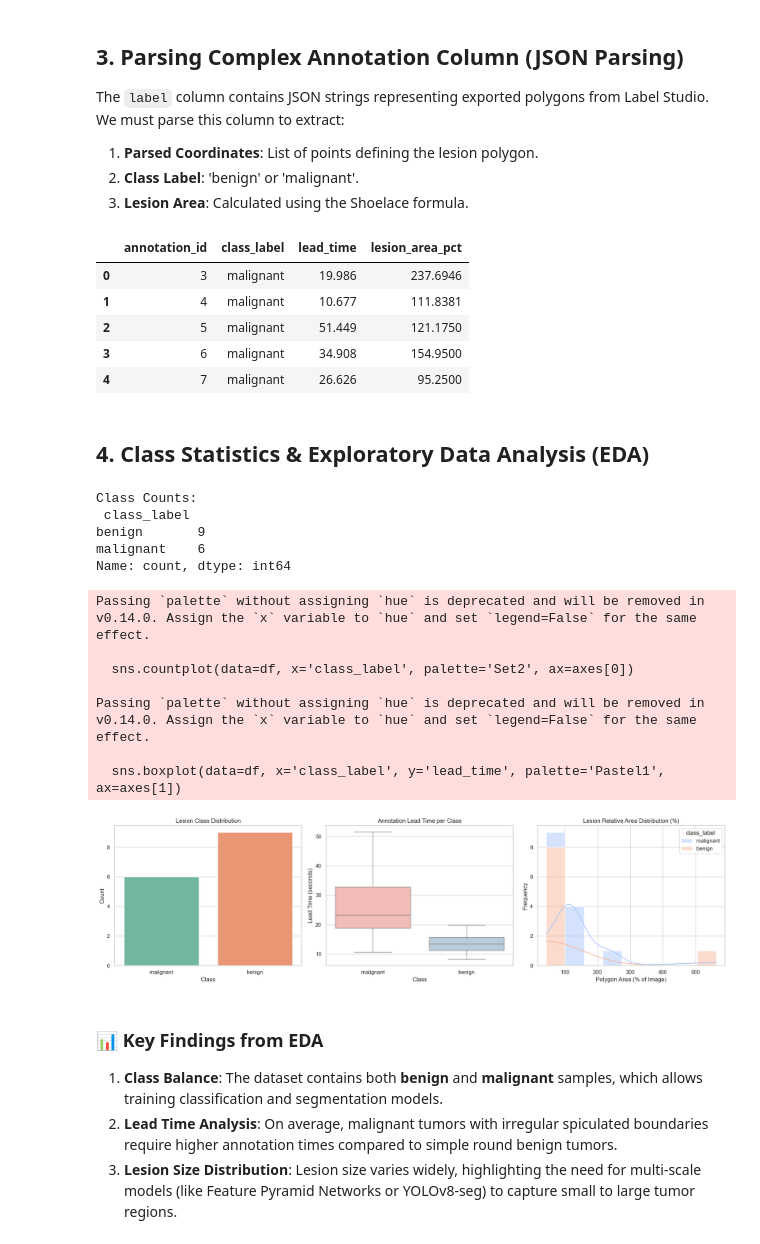
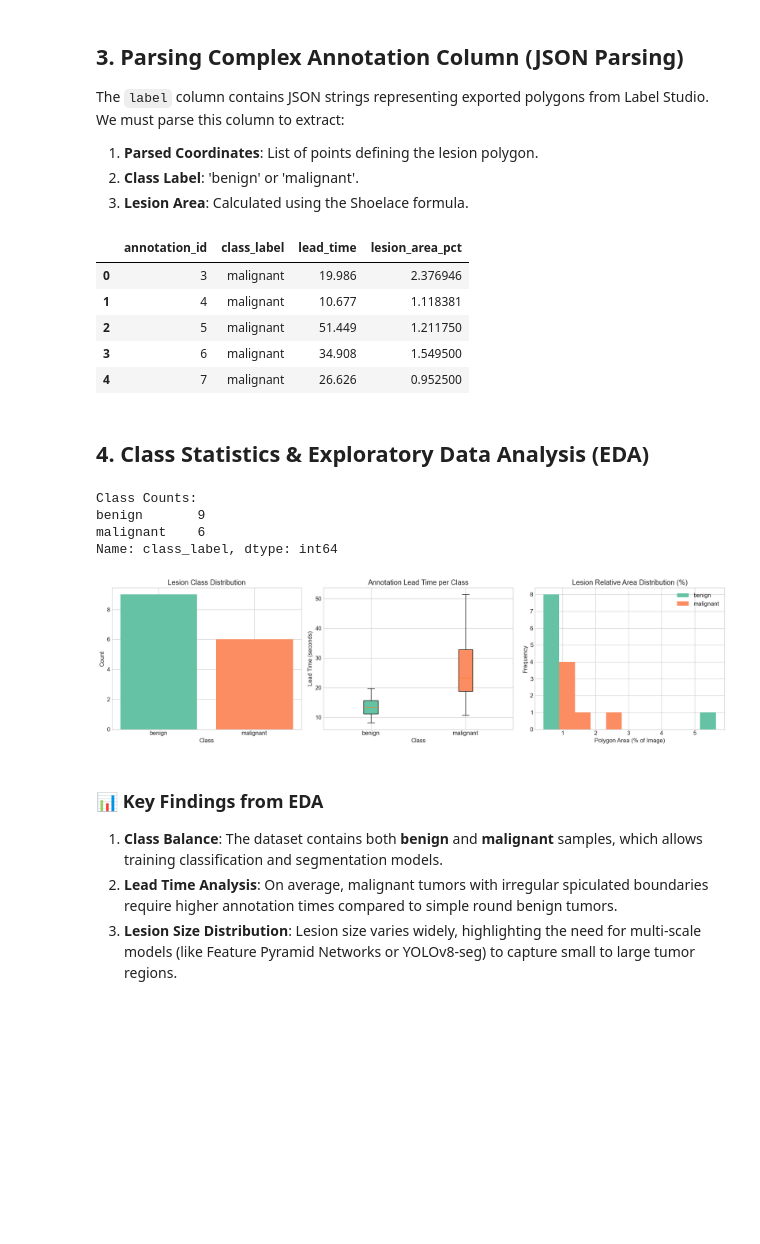
Before and after one commit to hossameid7/flutter-streamlit-breast-ai, a Jupyter notebook: pipelines/HW2.ipynb, the cells around one changed output. Cells and saved outputs as stored; diff of their text form; code cells hidden in the pictures; blank space fills up the shorter version.

```diff
--- a/pipelines/HW2.ipynb
+++ b/pipelines/HW2.ipynb
@@ -26,11 +26,13 @@ import numpy as np
 import json
 import os
 import matplotlib.pyplot as plt
-import seaborn as sns
 import networkx as nx
 
-# Plotting configuration
-sns.set_theme(style="whitegrid")
+# Plotting configuration (matplotlib only -- no external seaborn dependency, runs anywhere)
+for _style in ("seaborn-v0_8-whitegrid", "seaborn-whitegrid", "ggplot"):
+    if _style in plt.style.available:
+        plt.style.use(_style)
+        break
 plt.rcParams["figure.figsize"] = (10, 6)
 plt.rcParams["font.size"] = 12
 # %% [markdown]
@@ -111,60 +113,62 @@ def shoelace_area(points):
         return 0.0
     x = [p[0] for p in points]
     y = [p[1] for p in points]
-    return 0.5 * np.abs(np.dot(x, np.roll(y, 1)) - np.dot(y, np.roll(x, 1)))
+    # Shoelace gives area in coordinate-units^2 on the [0,100] normalized grid.
+    # Full image = 100x100 = 10000 units^2 = 100%, so divide by 100 -> true % of image.
+    return 0.5 * np.abs(np.dot(x, np.roll(y, 1)) - np.dot(y, np.roll(x, 1))) / 100.0
 
 df['lesion_area_pct'] = df['points'].apply(shoelace_area)
 df[['annotation_id', 'class_label', 'lead_time', 'lesion_area_pct']].head(5)
 # %% [output]
 |  | annotation_id | class_label | lead_time | lesion_area_pct |
-| 0 | 3 | malignant | 19.986 | 237.6946 |
-| 1 | 4 | malignant | 10.677 | 111.8381 |
-| 2 | 5 | malignant | 51.449 | 121.1750 |
-| 3 | 6 | malignant | 34.908 | 154.9500 |
-| 4 | 7 | malignant | 26.626 | 95.2500 |
+| 0 | 3 | malignant | 19.986 | 2.376946 |
+| 1 | 4 | malignant | 10.677 | 1.118381 |
+| 2 | 5 | malignant | 51.449 | 1.211750 |
+| 3 | 6 | malignant | 34.908 | 1.549500 |
+| 4 | 7 | malignant | 26.626 | 0.952500 |
 # %% [markdown]
 ## 4. Class Statistics & Exploratory Data Analysis (EDA)
 # %%
 # Class distribution
 class_counts = df['class_label'].value_counts()
-print('Class Counts:\n', class_counts)
+print('Class Counts:')
+print(class_counts)
+
+order = class_counts.index.tolist()
+colors = {'benign': '#66c2a5', 'malignant': '#fc8d62', 'normal': '#8da0cb'}
+cmap = [colors.get(c, '#999999') for c in order]
 
 fig, axes = plt.subplots(1, 3, figsize=(18, 5))
 
 # Plot 1: Class Balance
-sns.countplot(data=df, x='class_label', palette='Set2', ax=axes[0])
+axes[0].bar(order, [class_counts[c] for c in order], color=cmap)
 axes[0].set_title('Lesion Class Distribution')
-axes[0].set_xlabel('Class')
-axes[0].set_ylabel('Count')
+axes[0].set_xlabel('Class'); axes[0].set_ylabel('Count')
 
-# Plot 2: Lead Time vs Class
-sns.boxplot(data=df, x='class_label', y='lead_time', palette='Pastel1', ax=axes[1])
+# Plot 2: Lead Time vs Class (boxplot)
+groups = [df.loc[df['class_label'] == c, 'lead_time'].values for c in order]
+bp = axes[1].boxplot(groups, labels=order, patch_artist=True)
+for patch, c in zip(bp['boxes'], cmap):
+    patch.set_facecolor(c)
 axes[1].set_title('Annotation Lead Time per Class')
-axes[1].set_xlabel('Class')
-axes[1].set_ylabel('Lead Time (seconds)')
+axes[1].set_xlabel('Class'); axes[1].set_ylabel('Lead Time (seconds)')
 
-# Plot 3: Lesion Size Distribution
-sns.histplot(data=df, x='lesion_area_pct', hue='class_label', kde=True, multiple='stack', palette='coolwarm', ax=axes[2])
+# Plot 3: Lesion Size Distribution (stacked histogram)
+bins = np.linspace(df['lesion_area_pct'].min(), df['lesion_area_pct'].max(), 12)
+axes[2].hist([df.loc[df['class_label'] == c, 'lesion_area_pct'].values for c in order],
+             bins=bins, stacked=True, label=order, color=cmap)
 axes[2].set_title('Lesion Relative Area Distribution (%)')
-axes[2].set_xlabel('Polygon Area (% of Image)')
-axes[2].set_ylabel('Frequency')
+axes[2].set_xlabel('Polygon Area (% of Image)'); axes[2].set_ylabel('Frequency')
+axes[2].legend()
 
 plt.tight_layout()
 plt.show()
 # %% [output]
 Class Counts:
- class_label
 benign       9
 malignant    6
-Name: count, dtype: int64
+Name: class_label, dtype: int64
-Passing `palette` without assigning `hue` is deprecated and will be removed in v0.14.0. Assign the `x` variable to `hue` and set `legend=False` for the same effect.
-
-  sns.countplot(data=df, x='class_label', palette='Set2', ax=axes[0])
-
-Passing `palette` without assigning `hue` is deprecated and will be removed in v0.14.0. Assign the `x` variable to `hue` and set `legend=False` for the same effect.
-
-  sns.boxplot(data=df, x='class_label', y='lead_time', palette='Pastel1', ax=axes[1])
-[figure, old version]
+[figure, new version]
 # %% [markdown]
 ### 📊 Key Findings from EDA
 1. **Class Balance**: The dataset contains both **benign** and **malignant** samples, which allows training classification and segmentation models.
```
Also changed, not shown: parts of 4 cells of this notebook.
